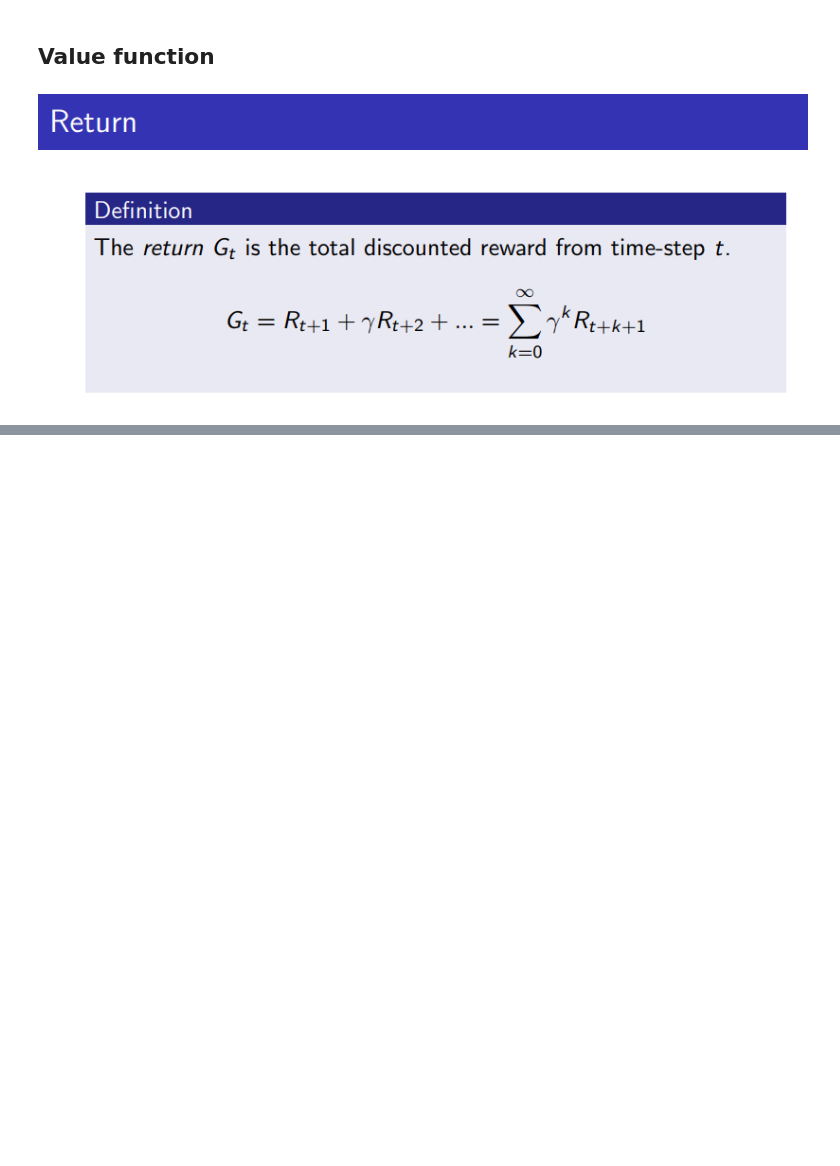
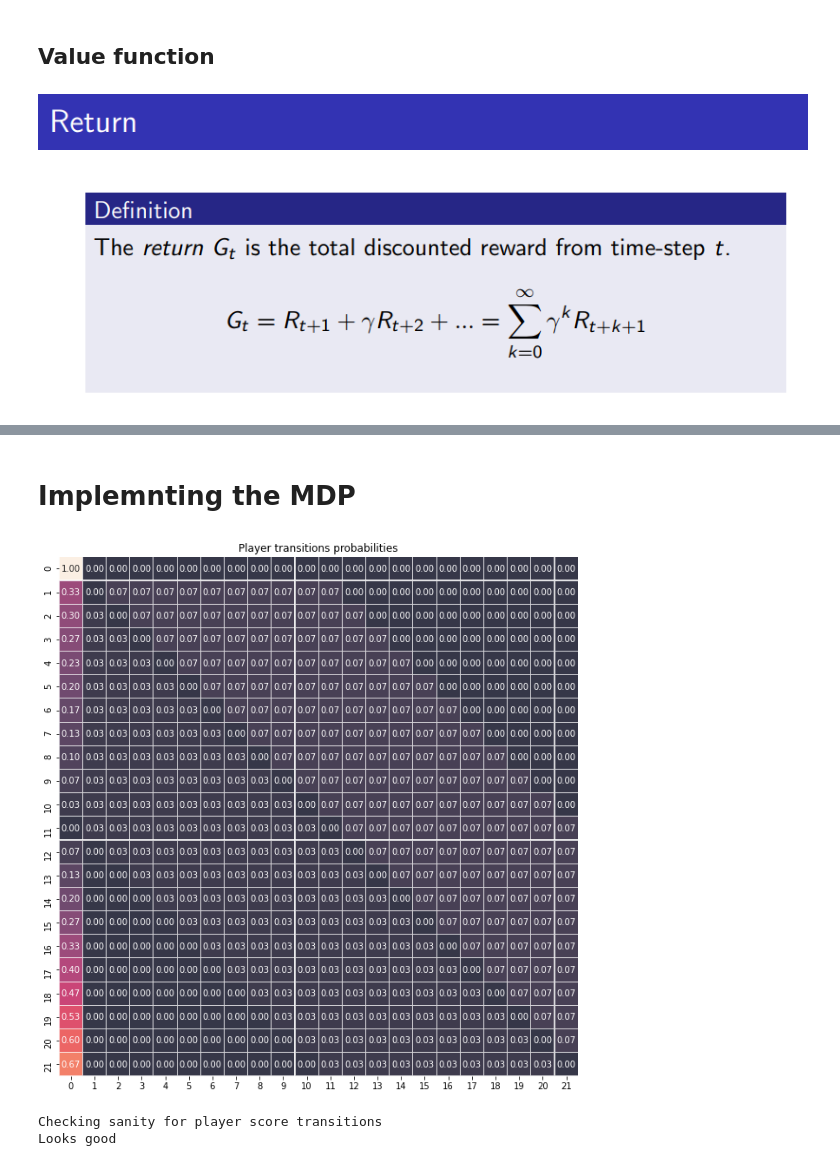
Before and after one commit to basselkassem/easy21, a Jupyter notebook: Dynamic_Programing.ipynb, the cells around one changed output, grey strips where cells are left out. Cells and saved outputs as stored; diff of their text form; code cells hidden in the pictures; blank space fills up the shorter version.

```diff
--- a/Dynamic_Programing.ipynb
+++ b/Dynamic_Programing.ipynb
@@ -72,0 +147,2 @@ A_t ~ pi(. | S_t) what ever t
+# %% [markdown]
+# Implemnting the MDP
@@ -72,0 +195,25 @@ A_t ~ pi(. | S_t) what ever t
+# %%
+trans_proba = np.zeros((env.MAX_VALUE + 1 , env.MAX_VALUE + 1))
+card_proba = 1 / 10
+black_card_proba = (2 / 3 )* card_proba
+red_card_proba = (1 / 3) * card_proba
+
+trans_proba[0, 0] = 1
+
+for i in np.arange(1, 11):
+    trans_proba[i, 0] = red_card_proba * len(np.arange(i, 11))
+    trans_proba[i, 1: i] = red_card_proba
+    trans_proba[i, i + 1: i + 11] = black_card_proba
+
+for i in np.arange(11, 22):
+    trans_proba[i, 0] = black_card_proba * len(np.arange(22 - i, 11))
+    trans_proba[i, i - 10: i] = red_card_proba
+    trans_proba[i, i + 1: i + 22] = black_card_proba
+
+player_trans_proba = trans_proba.copy()
+draw2d_square_array(player_trans_proba, 'Player transitions probabilities')
+check_sanity(player_trans_proba, 'player score transitions')
+# %% [output]
+[figure, added]
+Checking sanity for player score transitions
+Looks good
```
Also changed, not shown: parts of 19 cells of this notebook.
